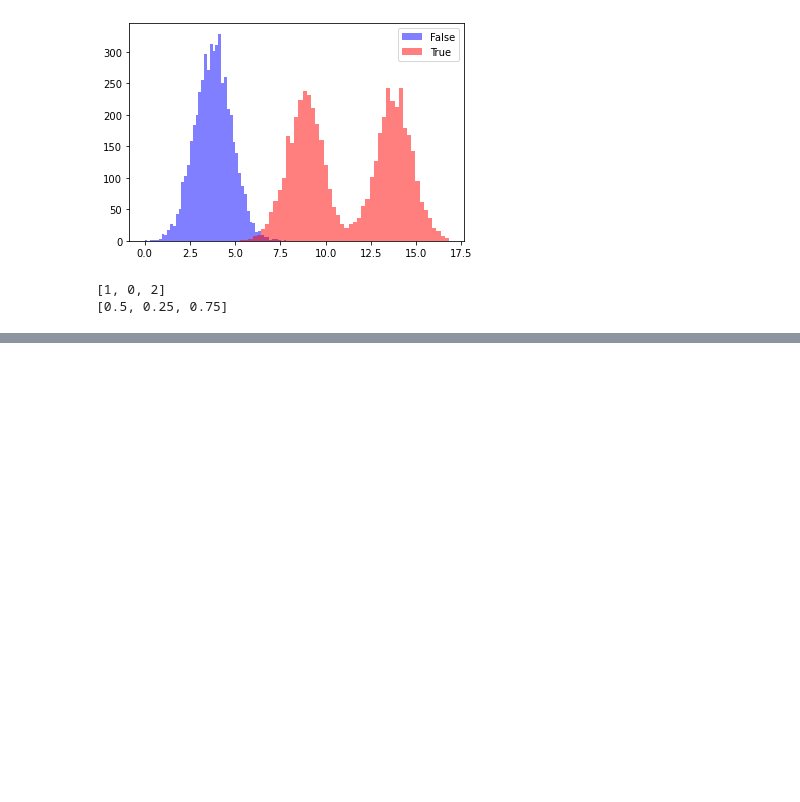
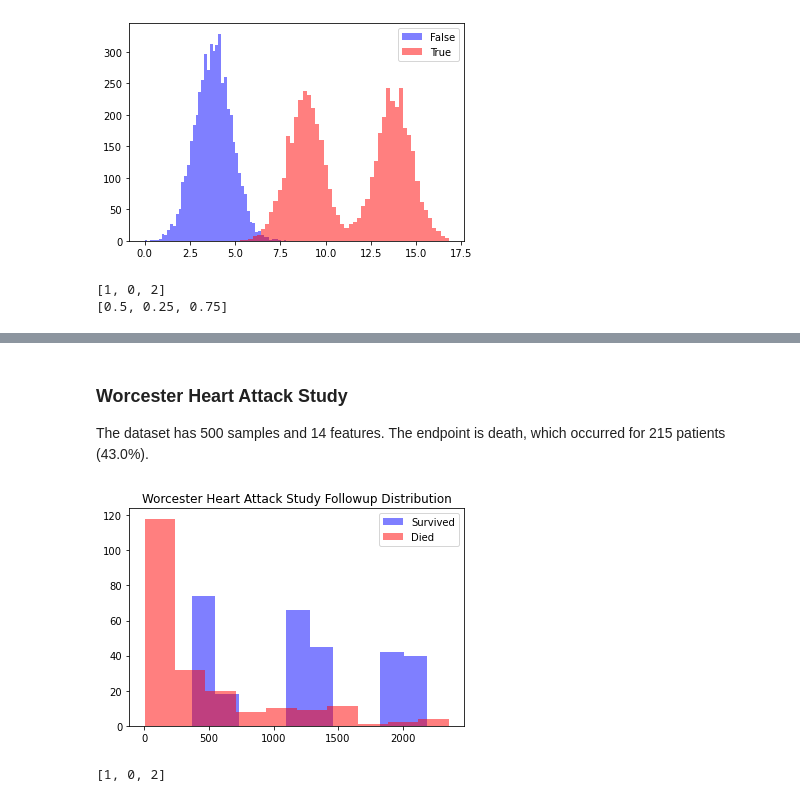
Before and after one commit to JimmyJHickey/Dynamic-Survival-Cutpoints, a Jupyter notebook: multinomial_loss.ipynb, the cells around one changed output, grey strips where cells are left out. Cells and saved outputs as stored; diff of their text form; code cells hidden in the pictures; blank space fills up the shorter version.

```diff
--- a/multinomial_loss.ipynb
+++ b/multinomial_loss.ipynb
@@ -363,0 +442,38 @@ plt.show()
+# %% [markdown]
+### Worcester Heart Attack Study
+
+The dataset has 500 samples and 14 features. The endpoint is death, which occurred for 215 patients (43.0%).
+# %%
+from sksurv.datasets import load_whas500
+
+data_x, data_y = load_whas500()
+y_df = pd.DataFrame.from_records(data_y)
+
+
+X = torch.tensor(data_x[["age", "bmi", "diasbp", "hr", "los", "sysbp"]].values)
+
+t = torch.from_numpy(y_df["lenfol"].values)
+plt.title("Worcester Heart Attack Study Followup Distribution")
+plt.hist(t[~y_df["fstat"].values], color="blue", alpha = 0.5, label="Survived")
+plt.hist(t[y_df["fstat"].values], color="red", alpha = 0.5, label = "Died")
+plt.legend()
+plt.show()
+# %% [output]
+[figure, added]
+# %%
+depth = 1
+root = Node(0)
+build_tree(root, depth)
+inorder_traversal = inorder(root, depth)
+print([c.index for c in inorder_traversal])
+equal_spacings = [(i+1)/(2**(depth+1)) for i in range(0, 2**(depth+1) + -1)]
+cutpoint0 = [0] * len(inorder_traversal)
+
+for i in range(0, len(inorder_traversal)):
+    index = inorder_traversal[i].index
+    cutpoint0[index] = equal_spacings[i]
+
+# print(cutpoint0)
+m = Model(X, t, depth = depth, cutpoint0=cutpoint0)
+# %% [output]
+[1, 0, 2]
```
Also changed, not shown: parts of 19 cells of this notebook, 1 other file.
